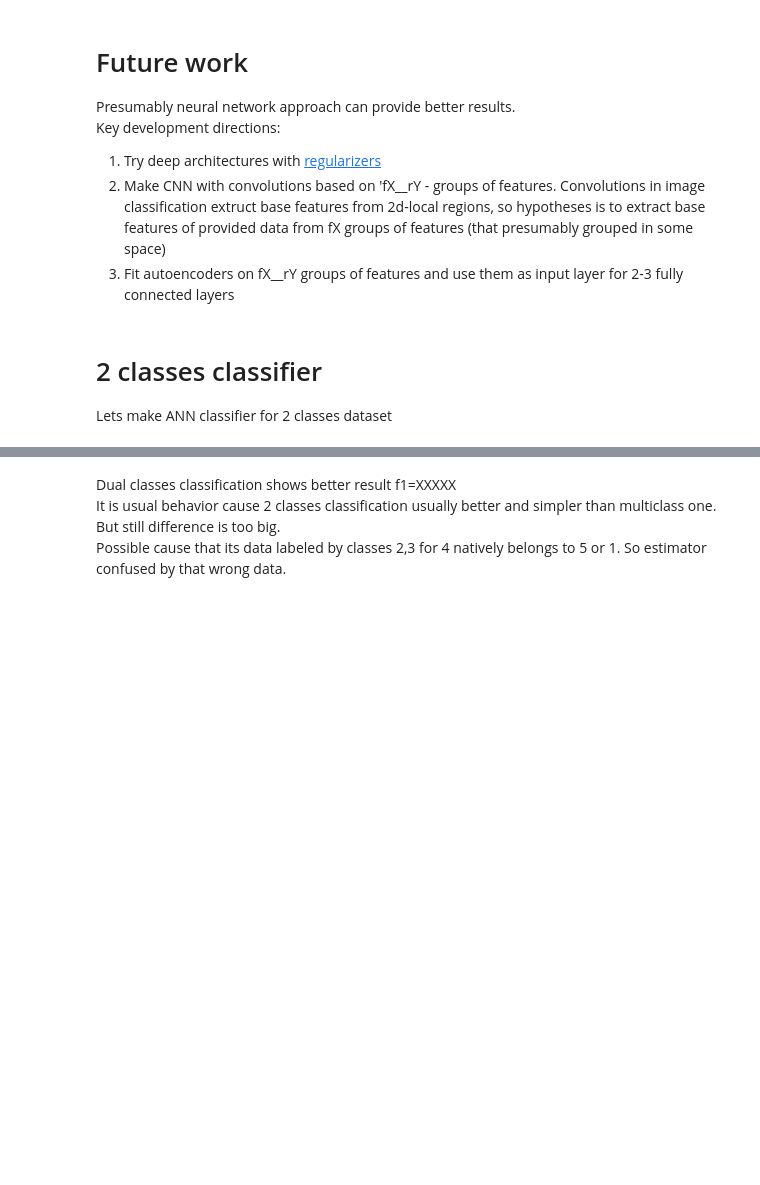
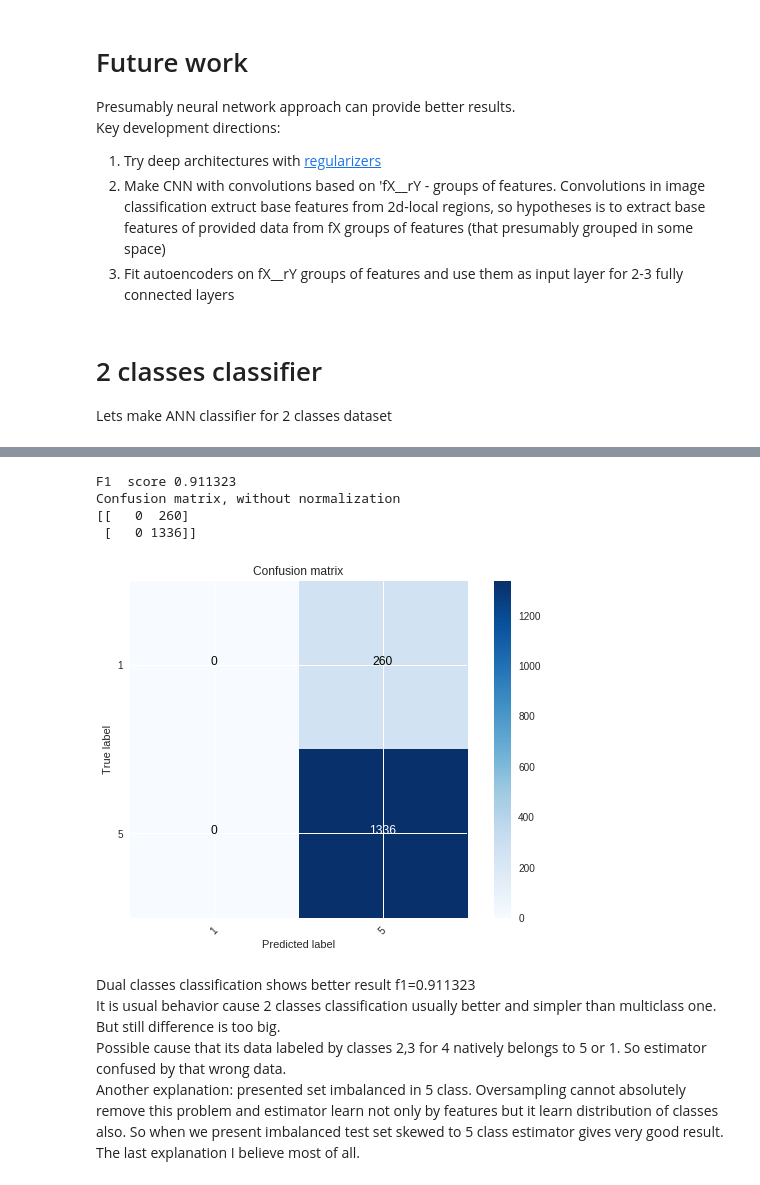
Before and after one commit to gitgash/ds-test, a Jupyter notebook: ann_estimator.ipynb, the cells around one changed output, grey strips where cells are left out. Cells and saved outputs as stored; diff of their text form; code cells hidden in the pictures; blank space fills up the shorter version.

```diff
--- a/ann_estimator.ipynb
+++ b/ann_estimator.ipynb
@@ -645,12 +646,21 @@ Epoch 18/30
 # %%
 # make prediction on test set
 X_test_2 = pca.transform(scaler.transform(X_test))
 y_pred = model.predict(X_test_2)
+y_pred = np.ceil(y_pred)
 print("F1  score %f" % f1_score(y_test, y_pred))
 cnf_matrix = confusion_matrix(y_test, y_pred)
 plot_confusion_matrix(cnf_matrix,[1,5])
+# %% [output]
+F1  score 0.911323
+Confusion matrix, without normalization
+[[   0  260]
+ [   0 1336]]
+[figure, added]
 # %% [markdown]
-Dual classes classification shows better result f1=XXXXX
+Dual classes classification shows better result f1=0.911323
 It is usual behavior cause 2 classes classification usually better and simpler than multiclass one.
 But still difference is too big.
 Possible cause that its data labeled by classes 2,3 for 4 natively belongs to 5 or 1. So estimator confused by that wrong data.
+Another explanation: presented set imbalanced in 5 class. Oversampling cannot absolutely remove this problem and estimator learn not only by features but it learn distribution of classes also. So when we present imbalanced test set skewed to 5 class estimator gives very good result.
+The last explanation I believe most of all.
```
Also changed, not shown: parts of 1 cell of this notebook.
